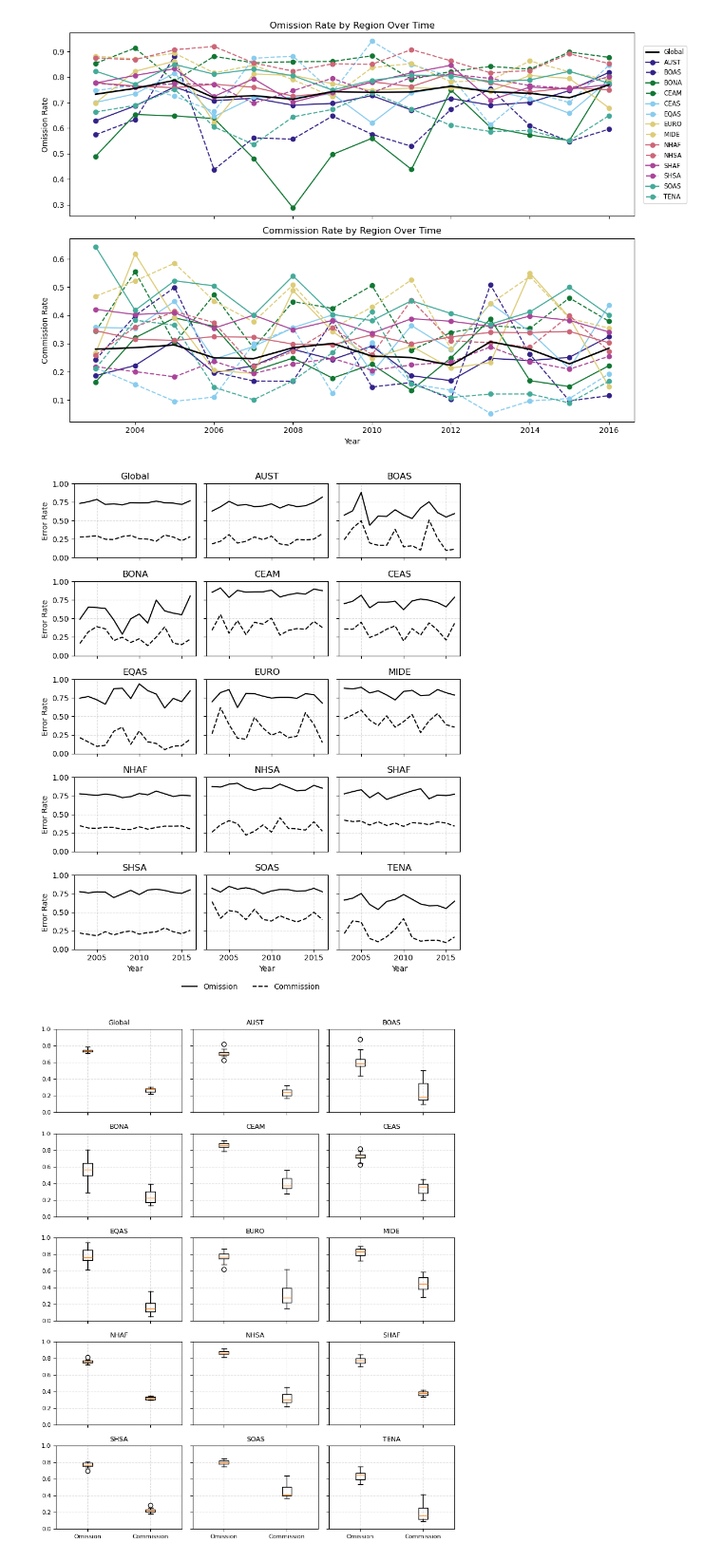
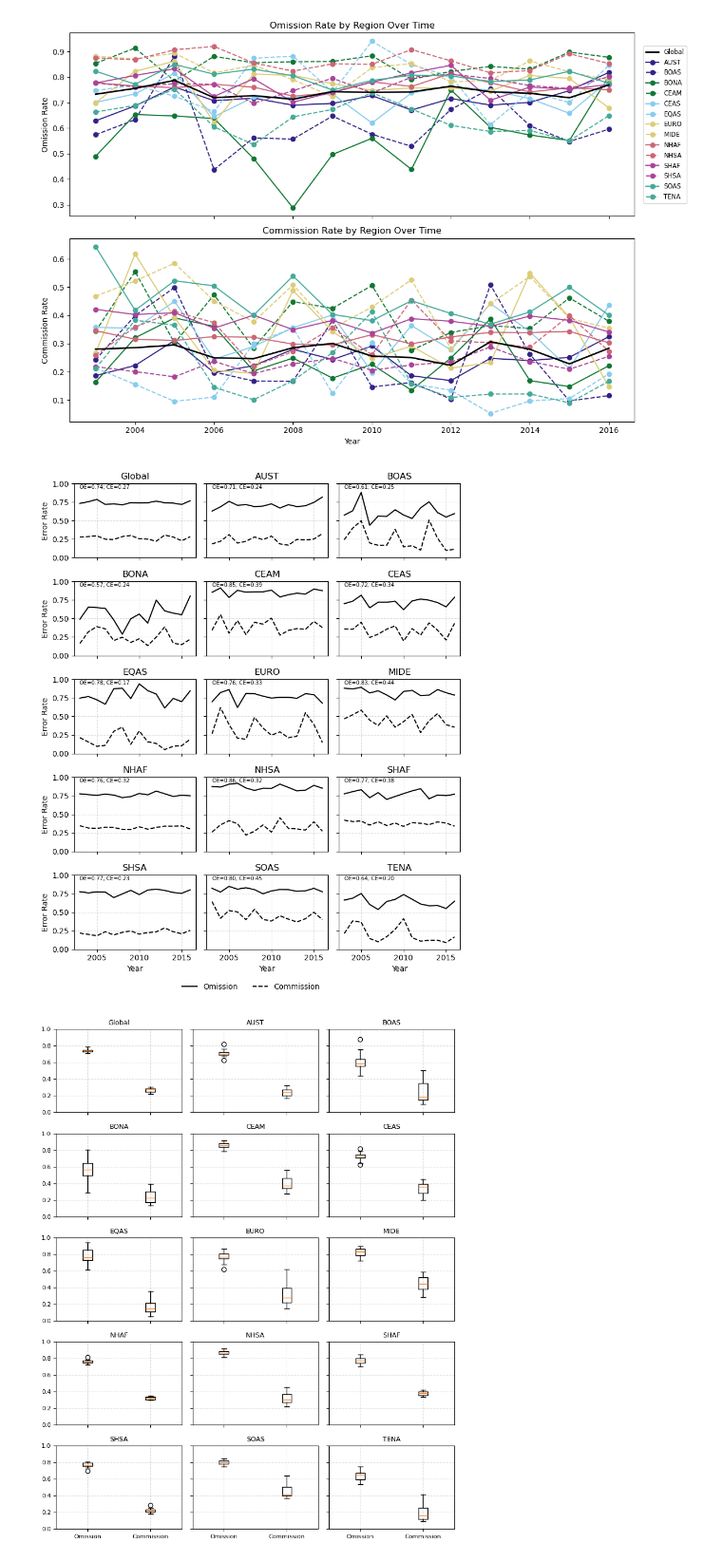
Before and after one commit to mdj4/avhrr-fire, a Jupyter notebook: src/06_intercomparison/error_analysis.ipynb, the cells around one changed output. Shown at 95% size. Drawn from its saved outputs; the diff is of its cells as text; code cells hidden in the pictures.

```diff
--- a/src/06_intercomparison/error_analysis.ipynb
+++ b/src/06_intercomparison/error_analysis.ipynb
@@ -57,8 +70,8 @@ array([2003, 2004, 2005, 2006, 2007, 2008, 2009, 2010, 2011, 2012, 2013,
 params
 # %%
 GRID_SIZE = 1  # spatial grid size in degrees
-TEMPORAL_TOLERANCE_DT = timedelta(hours=3)  # ±12h temporal window
-TEMPORAL_TOLERANCE = np.timedelta64(3, 'h')  # this numpy version is used for vectorized comparison at grid cell level
+TEMPORAL_TOLERANCE_DT = timedelta(hours=6)  # ±12h temporal window
+TEMPORAL_TOLERANCE = np.timedelta64(6, 'h')  # this numpy version is used for vectorized comparison at grid cell level
 # %% [markdown]
 helper funcs
 # %%
@@ -350,7 +363,7 @@ doing global - year 2003
 result_df = run_analysis(modis_df=modis.loc[:].copy(),
                          avhrr_df=avhrr.loc[:].copy(),
                          calc_overall_error=False,
-                         regional=False)
+                         regional=True)
 print(result_df)
 result_df.to_csv(dir_out_figures / 'error_analysis_1deg_12h_v1.csv', index=False)
 # %% [output]
@@ -466,34 +479,47 @@ axes = axes.flatten()
 for i, region in enumerate(all_regions):
     ax = axes[i]
     region_data = result_df[result_df['region'] == region].sort_values(by='year')
 
     ax.plot(region_data['year'], region_data['omission_rate'],
             color='black', linestyle='-', label='Omission')
     ax.plot(region_data['year'], region_data['commission_rate'],
             color='black', linestyle='--', label='Commission')
 
+    # Compute mean values
+    mean_omission = region_data['omission_rate'].mean()
+    mean_commission = region_data['commission_rate'].mean()
+
+    # label mean values directly on the plot
+    ax.text(2003, 0.95, f'OE={mean_omission:.2f}; CE={mean_commission:.2f}',
+            va='center', ha='left', fontsize=7, color='black')
+
+    # ax.text(region_data['year'].max(), mean_omission + 0.01, f'{mean_omission:.2f}',
+    #         va='bottom', ha='right', fontsize=7, color='black')
+    # ax.text(region_data['year'].max(), mean_commission - 0.01, f'{mean_commission:.2f}',
+    #         va='top', ha='right', fontsize=7, color='black')
+
     ax.set_title(region)
     ax.set_ylim(0, 1)
     ax.grid(True, linestyle='--', alpha=0.4)
 
     if i % ncols == 0:
         ax.set_ylabel('Error Rate')
     if i >= (nrows - 1) * ncols:
         ax.set_xlabel('Year')
 
 # Hide unused axes
 for j in range(i + 1, nrows * ncols):
     fig.delaxes(axes[j])
 
 # Shared legend below the plots
 handles, labels = axes[0].get_legend_handles_labels()
 fig.legend(handles, labels, loc='lower center', ncol=2, frameon=False, bbox_to_anchor=(0.5, 0.02))
 
 plt.tight_layout(rect=[0, 0.05, 1, 1])
 plt.show()
 fig.savefig(str(dir_out_figures / '99_com_om_timeseries_multipanel.png'), dpi=300)
 # %% [output]
-[figure, old version]
+[figure, new version]
 # %%
 # Filter and prepare data
 result_df = result_df[result_df['region'] != 'Mask'].copy()
```
Also changed, not shown: parts of 6 cells of this notebook.
